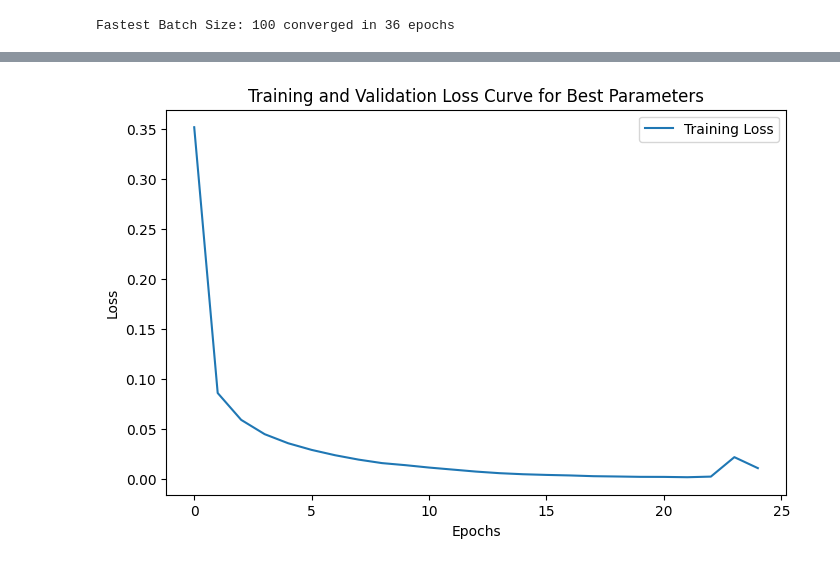
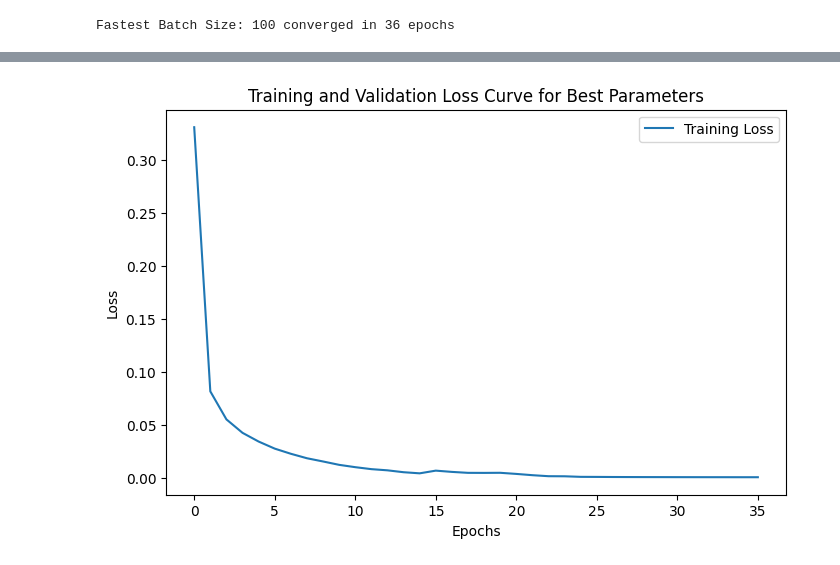
Before and after one commit to krish401/Machine-Learning-CP322, a Jupyter notebook: Assignments/Assignment_3/ANN_Digit_Classifier.ipynb, the cells around one changed output, grey strips where cells are left out. Drawn from its saved outputs; the diff is of its cells as text; code cells hidden in the pictures.

```diff
--- a/Assignments/Assignment_3/ANN_Digit_Classifier.ipynb
+++ b/Assignments/Assignment_3/ANN_Digit_Classifier.ipynb
@@ -230,21 +227,21 @@ plt.show()
 # %%
 # best parameters
 
-mlp_best = MLPClassifier(hidden_layer_sizes=(16, 32), alpha=0.001, batch_size=100, max_iter=1000, random_state=42, early_stopping=True)
+mlp_best = MLPClassifier(hidden_layer_sizes=(16, 32), alpha=0.001, batch_size=100, max_iter=1000, random_state=42)
 mlp_best.fit(X_train, y_train)
 
 
 train_error_best = 1 - accuracy_score(y_train, mlp_best.predict(X_train))
 val_error_best = 1 - accuracy_score(y_val, mlp_best.predict(X_val))
 plt.figure(figsize=(8, 5))
 plt.plot(mlp_best.loss_curve_, label="Training Loss")
 plt.xlabel("Epochs")
 plt.ylabel("Loss")
 plt.legend()
 plt.title("Training and Validation Loss Curve for Best Parameters")
 plt.show()
 # %% [output]
-[figure, old version]
+[figure, new version]
 # %%
 # Evaluate Best Model on Test Set
 y_pred_test_best = mlp_best.predict(X_test)
```
Also changed, not shown: parts of 5 cells of this notebook, 1 other file.
